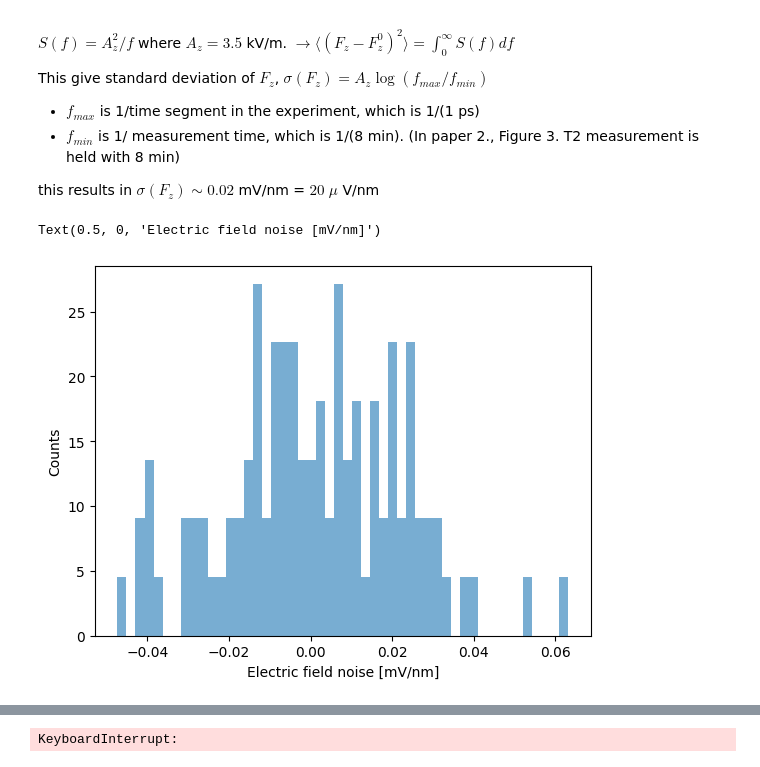
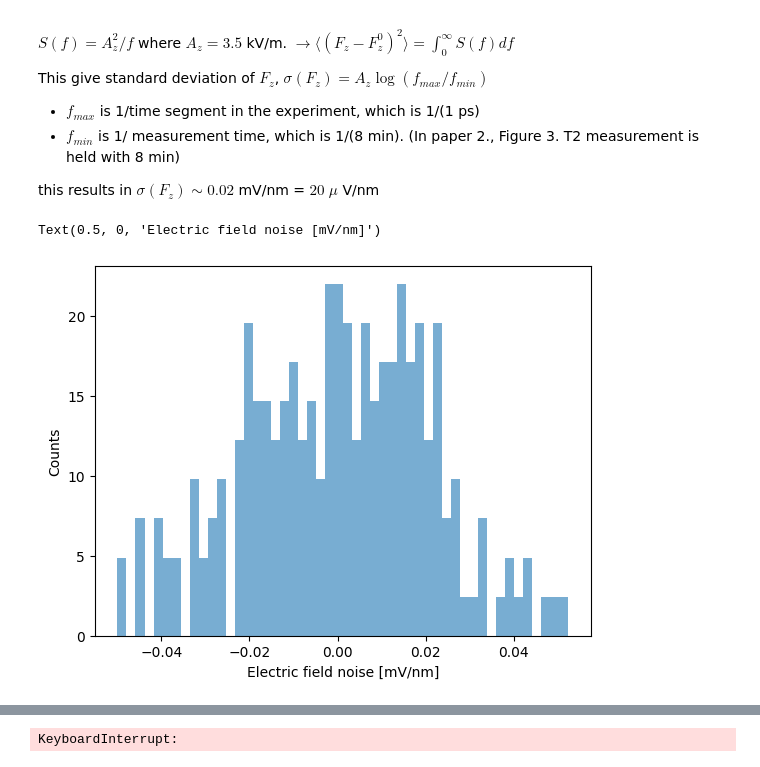
Before and after one commit to Minyoung-Kim1110/Rabi_WW, a Jupyter notebook: main.ipynb, the cells around one changed output, grey strips where cells are left out. Cells and saved outputs as stored; diff of their text form; code cells hidden in the pictures.

```diff
--- a/main.ipynb
+++ b/main.ipynb
@@ -85,15 +85,15 @@ this results in $\sigma(F_z)\sim 0.02$ mV/nm = $20\;\mu$ V/nm
 # %%
 # Visualize electric field noise
 
-sample_size = 100
+sample_size = 200
 electric_noise = sample_noise(shape = (sample_size,))
 
 plt.hist(electric_noise, bins=50, density=True, alpha=0.6)
 plt.ylabel("Counts")
 plt.xlabel("Electric field noise [mV/nm]")
 # %% [output]
 Text(0.5, 0, 'Electric field noise [mV/nm]')
-[figure, old version]
+[figure, new version]
 # %% [markdown]
 ### 1-4 Check with previous results.
 
```
Also changed, not shown: parts of 40 cells of this notebook.
